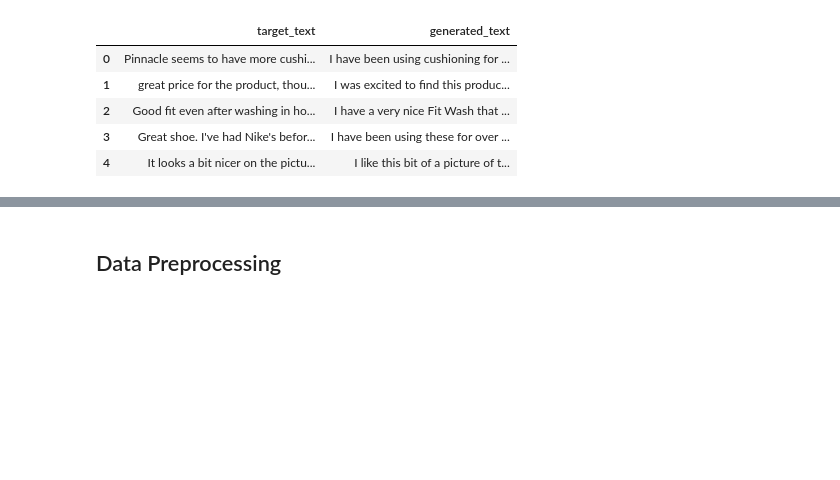
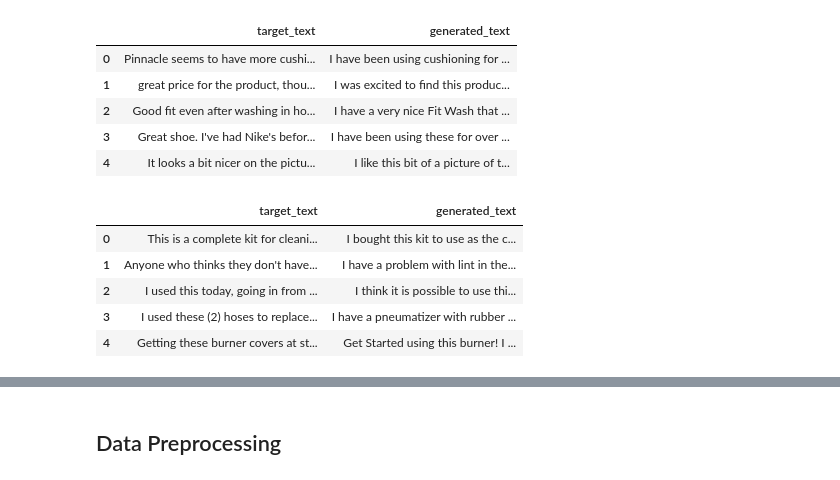
Before and after one commit to kama1kant/fake-review-detector, a Jupyter notebook: classifier/Fake_Review_Detection_Classifiers.ipynb, the cells around one changed output, grey strips where cells are left out. Saved outputs shown, nothing was run; the diff lists cells and outputs as text; code cells hidden in the pictures; blank space fills up the shorter version.

```diff
--- a/classifier/Fake_Review_Detection_Classifiers.ipynb
+++ b/classifier/Fake_Review_Detection_Classifiers.ipynb
@@ -30,3 +30,14 @@ df.head(5)
 | 2 | Good fit even after washing in ho... | I have a very nice Fit Wash that ... |
 | 3 | Great shoe. I've had Nike's befor... | I have been using these for over ... |
 | 4 | It looks a bit nicer on the pictu... | I like this bit of a picture of t... |
+# %%
+df_app = pd.read_csv('/content/generated_Appliances_5.csv')
+df_app = df_app.drop(columns='input_text')
+df_app.head(5)
+# %% [output]
+|  | target_text | generated_text |
+| 0 | This is a complete kit for cleani... | I bought this kit to use as the c... |
+| 1 | Anyone who thinks they don't have... | I have a problem with lint in the... |
+| 2 | I used this today, going in from ... | I think it is possible to use thi... |
+| 3 | I used these (2) hoses to replace... | I have a pneumatizer with rubber ... |
+| 4 | Getting these burner covers at st... | Get Started using this burner! I ... |
```
Also changed, not shown: parts of 17 cells of this notebook.
